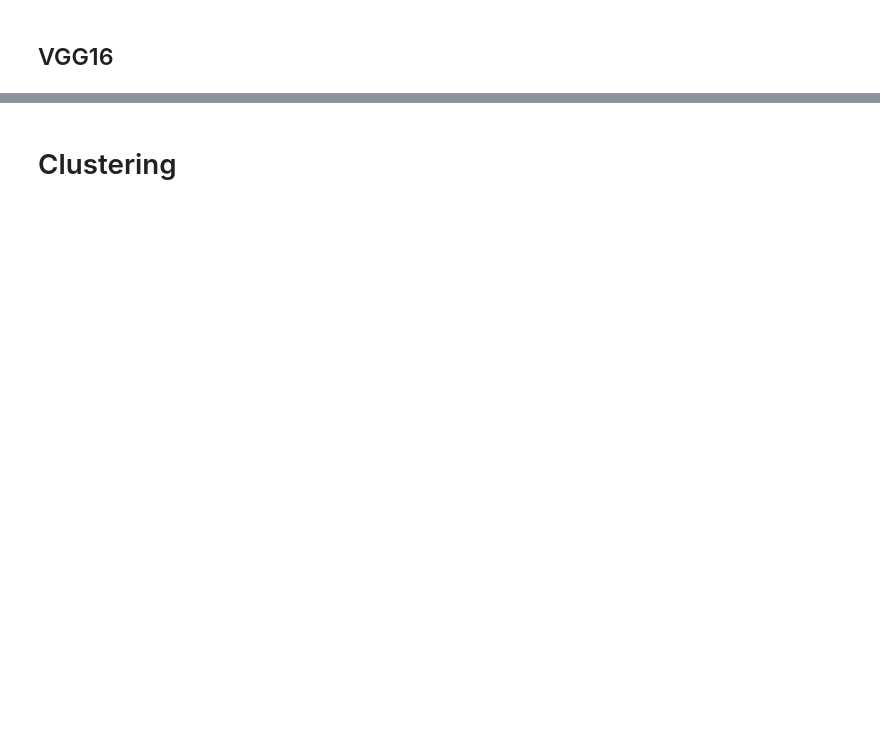
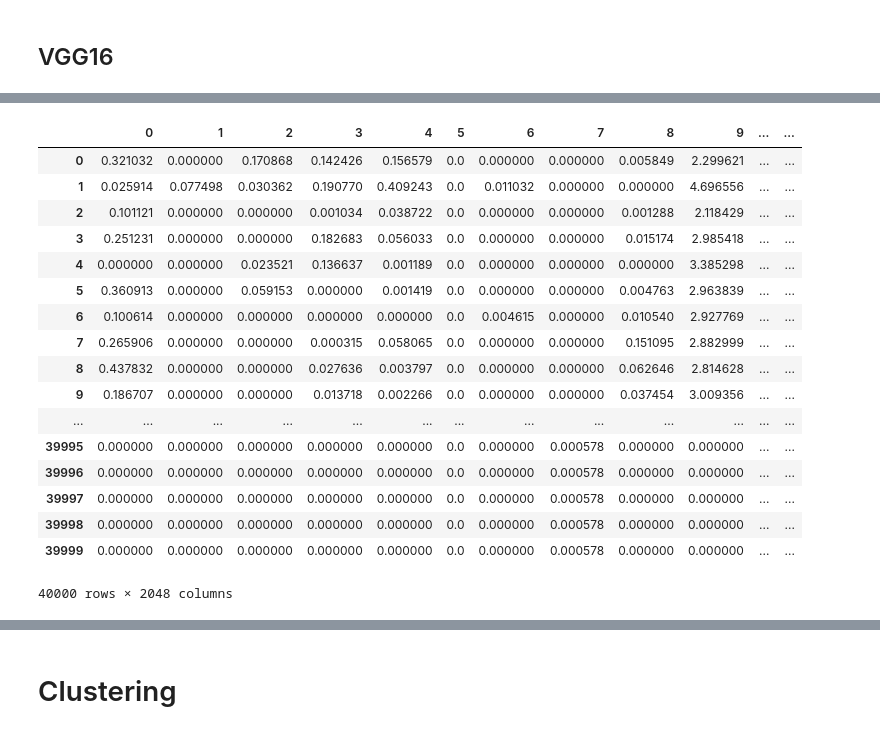
Before and after one commit to helenjin/APL, a Jupyter notebook: APL.ipynb, the cells around one changed output, grey strips where cells are left out. Saved outputs shown, nothing was run; the diff lists cells and outputs as text; code cells hidden in the pictures; blank space fills up the shorter version.

```diff
--- a/APL.ipynb
+++ b/APL.ipynb
@@ -323,0 +406,23 @@ vgg16_feature_list_np.shape
+# %%
+resnet_model_avg_pool_features = pd.read_csv('resnet_model_avg_pool_features.csv', sep=',', header=None)
+
+resnet_model_avg_pool_features
+# %% [output]
+|  | 0 | 1 | 2 | 3 | 4 | 5 | 6 | 7 | 8 | 9 | ... | ... |
+| 0 | 0.321032 | 0.000000 | 0.170868 | 0.142426 | 0.156579 | 0.0 | 0.000000 | 0.000000 | 0.005849 | 2.299621 | ... | ... |
+| 1 | 0.025914 | 0.077498 | 0.030362 | 0.190770 | 0.409243 | 0.0 | 0.011032 | 0.000000 | 0.000000 | 4.696556 | ... | ... |
+| 2 | 0.101121 | 0.000000 | 0.000000 | 0.001034 | 0.038722 | 0.0 | 0.000000 | 0.000000 | 0.001288 | 2.118429 | ... | ... |
+| 3 | 0.251231 | 0.000000 | 0.000000 | 0.182683 | 0.056033 | 0.0 | 0.000000 | 0.000000 | 0.015174 | 2.985418 | ... | ... |
+| 4 | 0.000000 | 0.000000 | 0.023521 | 0.136637 | 0.001189 | 0.0 | 0.000000 | 0.000000 | 0.000000 | 3.385298 | ... | ... |
+| 5 | 0.360913 | 0.000000 | 0.059153 | 0.000000 | 0.001419 | 0.0 | 0.000000 | 0.000000 | 0.004763 | 2.963839 | ... | ... |
+| 6 | 0.100614 | 0.000000 | 0.000000 | 0.000000 | 0.000000 | 0.0 | 0.004615 | 0.000000 | 0.010540 | 2.927769 | ... | ... |
+| 7 | 0.265906 | 0.000000 | 0.000000 | 0.000315 | 0.058065 | 0.0 | 0.000000 | 0.000000 | 0.151095 | 2.882999 | ... | ... |
+| 8 | 0.437832 | 0.000000 | 0.000000 | 0.027636 | 0.003797 | 0.0 | 0.000000 | 0.000000 | 0.062646 | 2.814628 | ... | ... |
+| 9 | 0.186707 | 0.000000 | 0.000000 | 0.013718 | 0.002266 | 0.0 | 0.000000 | 0.000000 | 0.037454 | 3.009356 | ... | ... |
+| ... | ... | ... | ... | ... | ... | ... | ... | ... | ... | ... | ... | ... |
+| 39995 | 0.000000 | 0.000000 | 0.000000 | 0.000000 | 0.000000 | 0.0 | 0.000000 | 0.000578 | 0.000000 | 0.000000 | ... | ... |
+| 39996 | 0.000000 | 0.000000 | 0.000000 | 0.000000 | 0.000000 | 0.0 | 0.000000 | 0.000578 | 0.000000 | 0.000000 | ... | ... |
+| 39997 | 0.000000 | 0.000000 | 0.000000 | 0.000000 | 0.000000 | 0.0 | 0.000000 | 0.000578 | 0.000000 | 0.000000 | ... | ... |
+| 39998 | 0.000000 | 0.000000 | 0.000000 | 0.000000 | 0.000000 | 0.0 | 0.000000 | 0.000578 | 0.000000 | 0.000000 | ... | ... |
+| 39999 | 0.000000 | 0.000000 | 0.000000 | 0.000000 | 0.000000 | 0.0 | 0.000000 | 0.000578 | 0.000000 | 0.000000 | ... | ... |
+40000 rows × 2048 columns
```
Also changed, not shown: parts of 77 cells of this notebook.
